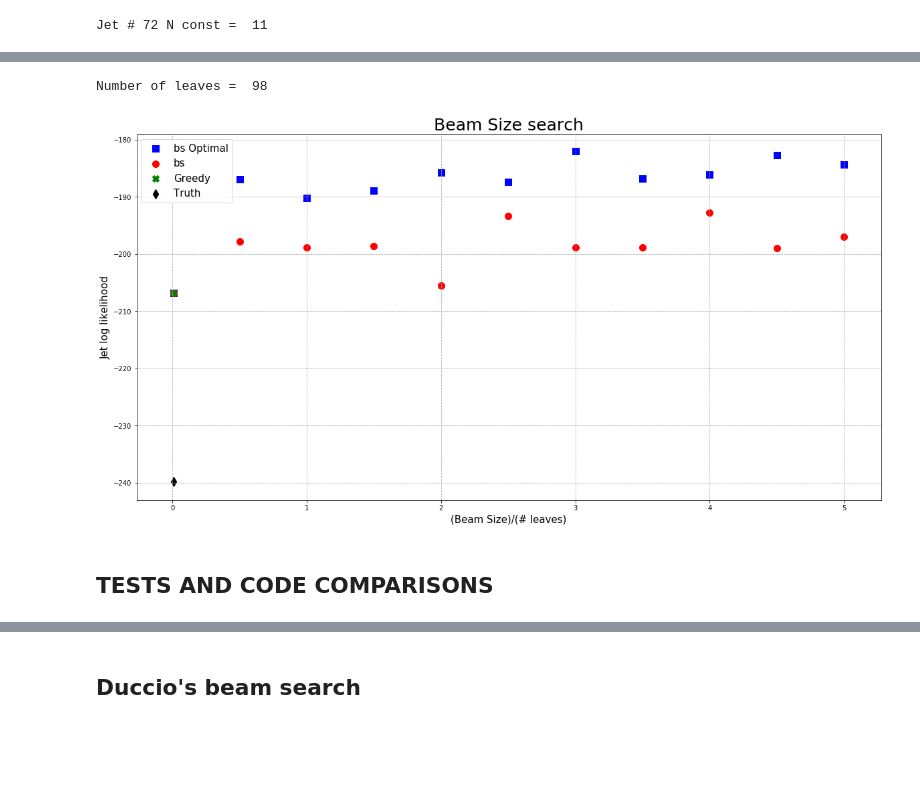
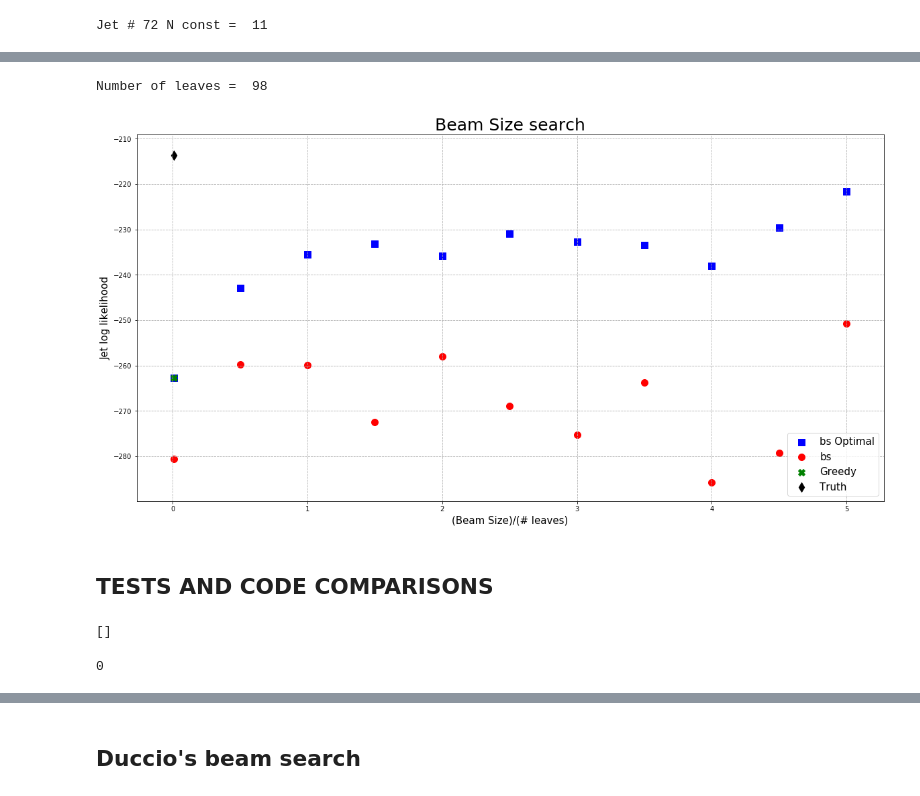
Before and after one commit to SebastianMacaluso/StandardHC, a Jupyter notebook: compareAlgorithms.ipynb, the cells around one changed output, grey strips where cells are left out. Drawn from its saved outputs; the diff is of its cells as text; code cells hidden in the pictures; blank space fills up the shorter version.

Commit message:
Jet logLH and substructure plots
logLH and jet substructure plots

```diff
--- a/compareAlgorithms.ipynb
+++ b/compareAlgorithms.ipynb
@@ -231,0 +906,2 @@ plt.show()
+# %%
+truth_dic = runTraversePhi(truth_dic)
@@ -231,0 +1048,7 @@ plt.show()
+# %%
+Nconst = [len(jet["leaves"]) for jet in truth_dic["jetsList"]]
+# %%
+""" Find jet location in list for a specific number of leaves"""
+for i,N in enumerate(Nconst):
+    if 115>N>110:
+        print("Jet #",i,"N const = ",N )
@@ -355,7 +1198,7 @@ def BeamSizeLogLH(jetsName,  filename="", k=0):
 
     return beamsizeList
 # %%
-def plotBeamSizeLogLH(beamsizeList, filename=""):
+def plotBeamSizeLogLH(beamsizeList = None, filename=""):
 
         with open("data/beamScanJets/jets"+str(filename)+".pkl", "rb") as fd:
                 truth_jet,\
@@ -369,6 +1212,9 @@ def plotBeamSizeLogLH(beamsizeList, filename=""):
                 bs_jets,\
                 bs_jetsLogLH = pickle.load(fd, encoding='latin-1')
 
+
+        N = BSO_jets[0]["Nconst"]
+        beamsizeList = np.minimum(np.concatenate(([1],np.arange(0.5,5.5,0.5)*N)),np.asarray(N*(N-1)/2 *np.ones(11))).astype(int)
 
         truthConst = N2Greedy.getConstituents(
         truth_jet,
@@ -445,7 +1308,7 @@ Total time =  6498.875262022018
 # %%
-plotBeamSizeLogLH(beamsizeList, filename="100_62")
+plotBeamSizeLogLH( filename="100_62")
 # %% [output]
 Number of leaves =  98
-[figure, old version]
+[figure, new version]
 # %% [markdown]
 ## TESTS AND CODE COMPARISONS
@@ -451,0 +1349,8 @@ Number of leaves =  98
+# %%
+BSO_jetLastSplittingProb
+# %% [output]
+[]
+# %%
+sum(BSO_jetLastSplittingProb)
+# %% [output]
+0
```
Also changed, not shown: parts of 100 cells of this notebook.
